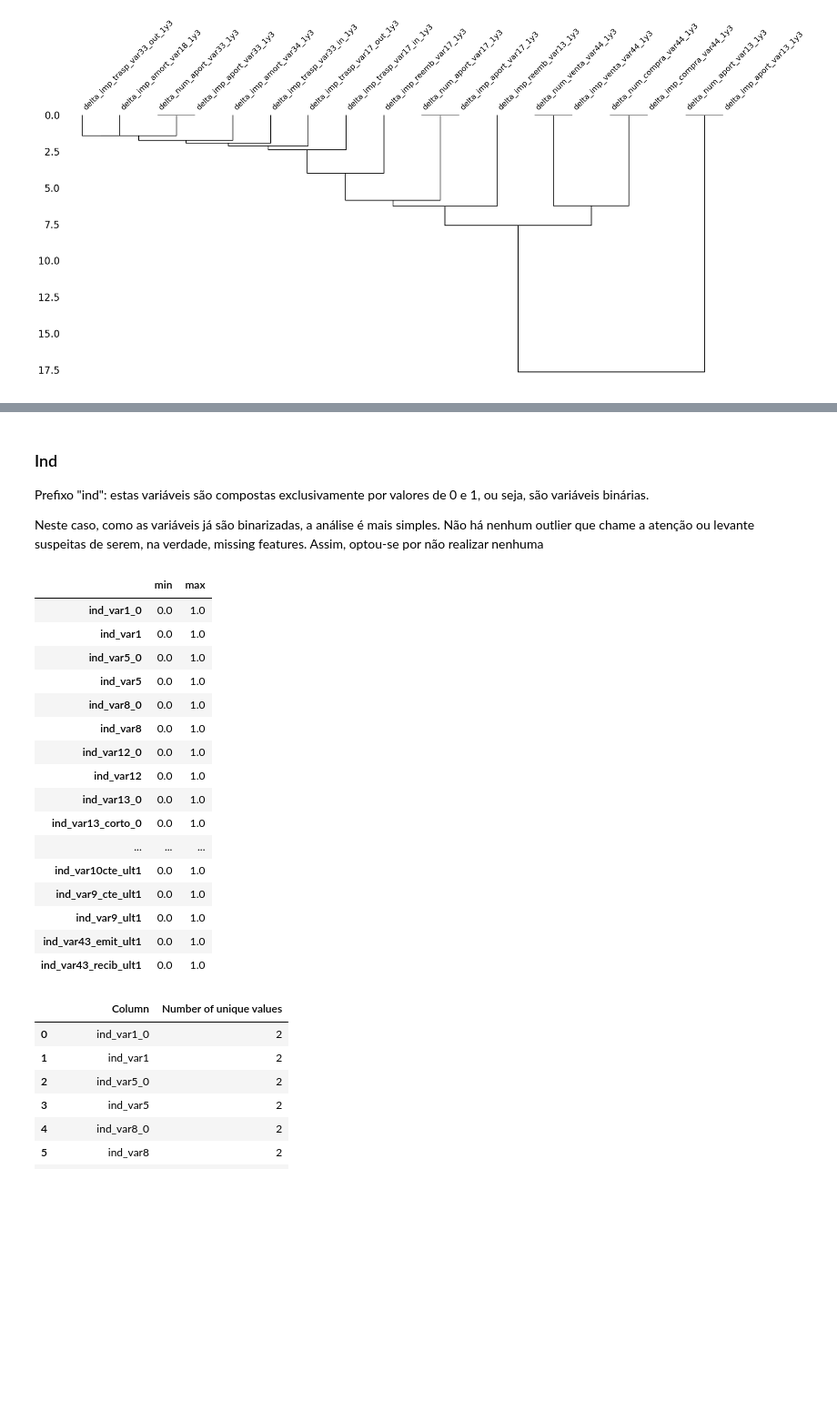
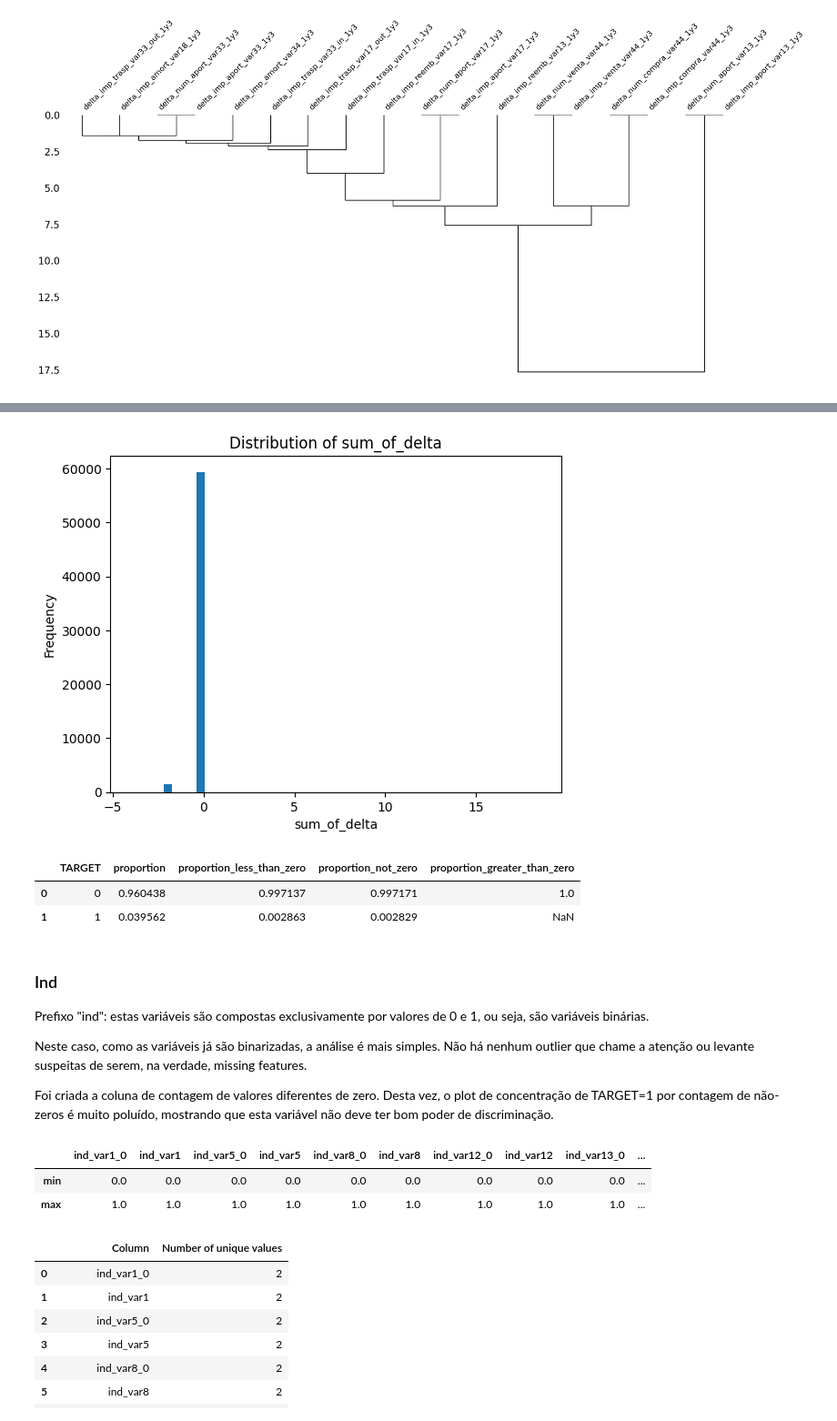
Before and after one commit to FelipeViacava/data-masters-case, a Jupyter notebook: 01-eda.ipynb, the cells around one changed output, grey strips where cells are left out. Shown at 91% size. Cells and saved outputs as stored; diff of their text form; code cells hidden in the pictures; blank space fills up the shorter version.

```diff
--- a/01-eda.ipynb
+++ b/01-eda.ipynb
@@ -399,0 +429,4 @@ Após a contagem de valores nulos, também foi criada a coluna de valores difere
+# %%
+cs_imp = CustomSum(prefix="imp")
+cs_imp = cs_imp.fit(df)
+df = cs_imp.transform(df)
@@ -465,4 +563,4 @@ plt.show()
 # %%
-anc_delta = AddNoneCount(prefix="delta", fake_value=9999999999, drop_constant=True)
+anc_delta = AddNoneCount(prefix="delta", fake_value=9999999999)
 anc_delta = anc_delta.fit(df)
 df = anc_delta.transform(df)
@@ -469,4 +592,4 @@ df = anc_delta.transform(df)
 # %%
-anzc_delta = AddNonZeroCount(prefix="delta")
+anzc_delta = AddNonZeroCount(prefix="delta", fake_value=9999999999)
 anzc_delta = anzc_delta.fit(df)
 df = anzc_delta.transform(df)
@@ -473,35 +620,69 @@ df = anzc_delta.transform(df)
+# %%
+cs_delta = CustomSum(prefix="delta", fake_value=9999999999)
+cs_delta = cs_delta.fit(df)
+df = cs_delta.transform(df)
+# %%
+cv.histplot(df,"sum_of_delta", nbins=50)
+# %% [output]
+[figure, added]
+# %%
+df["TARGET"] \
+    .value_counts(normalize=True) \
+    .reset_index() \
+        .merge(
+            df \
+                [df["sum_of_delta"]<0] \
+                ["TARGET"] \
+                .value_counts(normalize=True) \
+                .reset_index(),
+            how="left",
+            on="TARGET",
+            suffixes=("", "_less_than_zero")
+        ) \
+        .merge(
+            df \
+                [df["sum_of_delta"]!=0] \
+                ["TARGET"] \
+                .value_counts(normalize=True) \
+                .reset_index(),
+            how="left",
+            on="TARGET",
+            suffixes=("", "_not_zero")
+        ) \
+        .merge(
+            df \
+                [df["sum_of_delta"]>0] \
+                ["TARGET"] \
+                .value_counts(normalize=True) \
+                .reset_index(),
+            how="left",
+            on="TARGET",
+            suffixes=("", "_greater_than_zero")
+        )
+# %% [output]
+|  | TARGET | proportion | proportion_less_than_zero | proportion_not_zero | proportion_greater_than_zero |
+| 0 | 0 | 0.960438 | 0.997137 | 0.997171 | 1.0 |
+| 1 | 1 | 0.039562 | 0.002863 | 0.002829 | NaN |
 # %% [markdown]
 ### Ind
 
 Prefixo "ind": estas variáveis são compostas exclusivamente por valores de 0 e 1, ou seja, são variáveis binárias.
 
-Neste caso, como as variáveis já são binarizadas, a análise é mais simples. Não há nenhum outlier que chame a atenção ou levante suspeitas de serem, na verdade, missing features. Assim, optou-se por não realizar nenhuma
+Neste caso, como as variáveis já são binarizadas, a análise é mais simples. Não há nenhum outlier que chame a atenção ou levante suspeitas de serem, na verdade, missing features.
+
+Foi criada a coluna de contagem de valores diferentes de zero. Desta vez, o plot de concentração de TARGET=1 por contagem de não-zeros é muito poluído, mostrando que esta variável não deve ter bom poder de discriminação.
 # %%
 ind_cols = [
     col
     for col in df.columns
     if col.startswith("ind")
 ]
 
-df[ind_cols].describe().loc[["min", "max"]].transpose()
+df[ind_cols].describe().loc[["min", "max"]]
 # %% [output]
-|  | min | max |
-| ind_var1_0 | 0.0 | 1.0 |
-| ind_var1 | 0.0 | 1.0 |
-| ind_var5_0 | 0.0 | 1.0 |
-| ind_var5 | 0.0 | 1.0 |
-| ind_var8_0 | 0.0 | 1.0 |
-| ind_var8 | 0.0 | 1.0 |
-| ind_var12_0 | 0.0 | 1.0 |
-| ind_var12 | 0.0 | 1.0 |
-| ind_var13_0 | 0.0 | 1.0 |
-| ind_var13_corto_0 | 0.0 | 1.0 |
-| ... | ... | ... |
-| ind_var10cte_ult1 | 0.0 | 1.0 |
-| ind_var9_cte_ult1 | 0.0 | 1.0 |
-| ind_var9_ult1 | 0.0 | 1.0 |
-| ind_var43_emit_ult1 | 0.0 | 1.0 |
-| ind_var43_recib_ult1 | 0.0 | 1.0 |
+|  | ind_var1_0 | ind_var1 | ind_var5_0 | ind_var5 | ind_var8_0 | ind_var8 | ind_var12_0 | ind_var12 | ind_var13_0 | ... |
+| min | 0.0 | 0.0 | 0.0 | 0.0 | 0.0 | 0.0 | 0.0 | 0.0 | 0.0 | ... |
+| max | 1.0 | 1.0 | 1.0 | 1.0 | 1.0 | 1.0 | 1.0 | 1.0 | 1.0 | ... |
 # %%
 df[ind_cols] \
     .nunique() \
```
Also changed, not shown: parts of 52 cells of this notebook, 2 other files.
